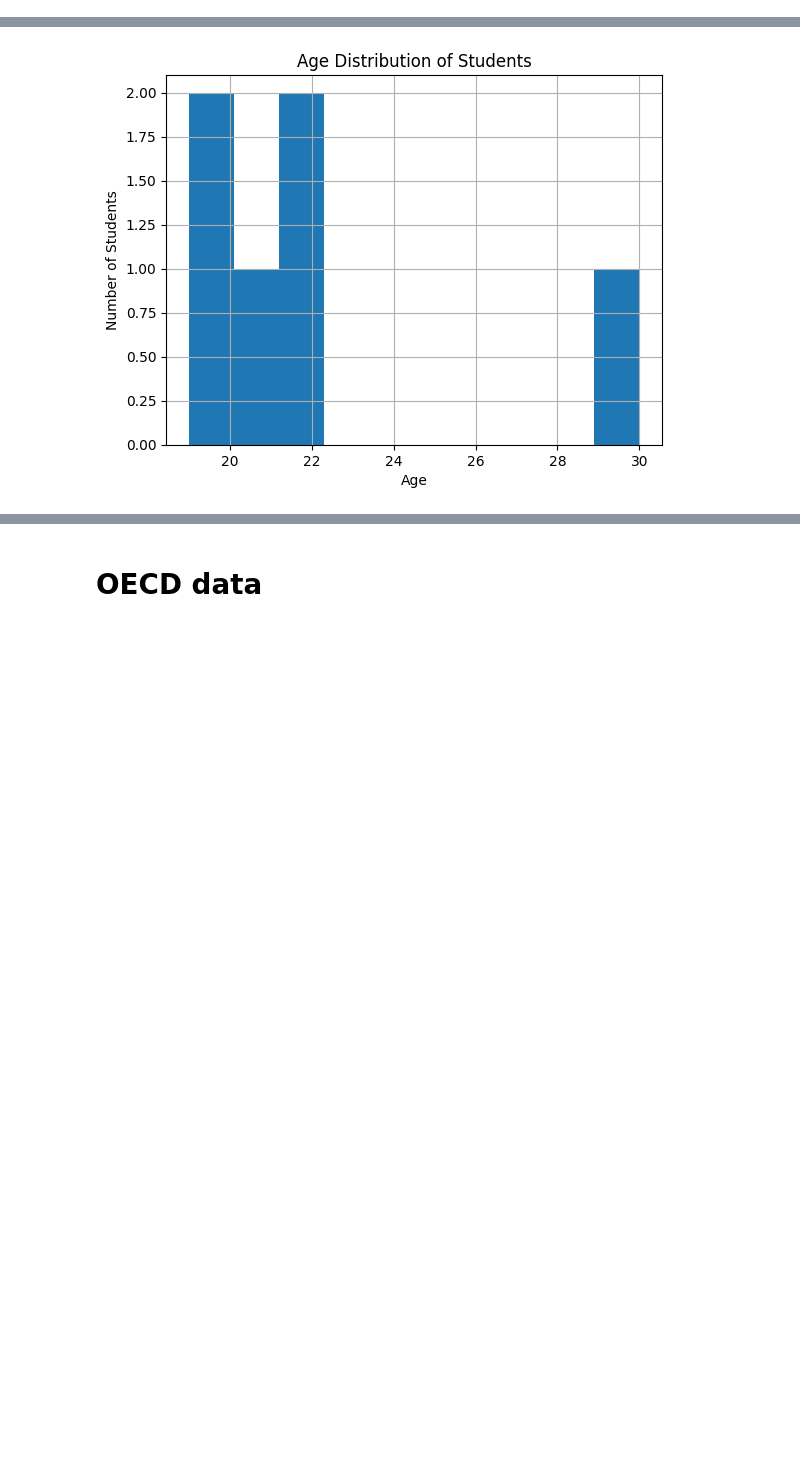
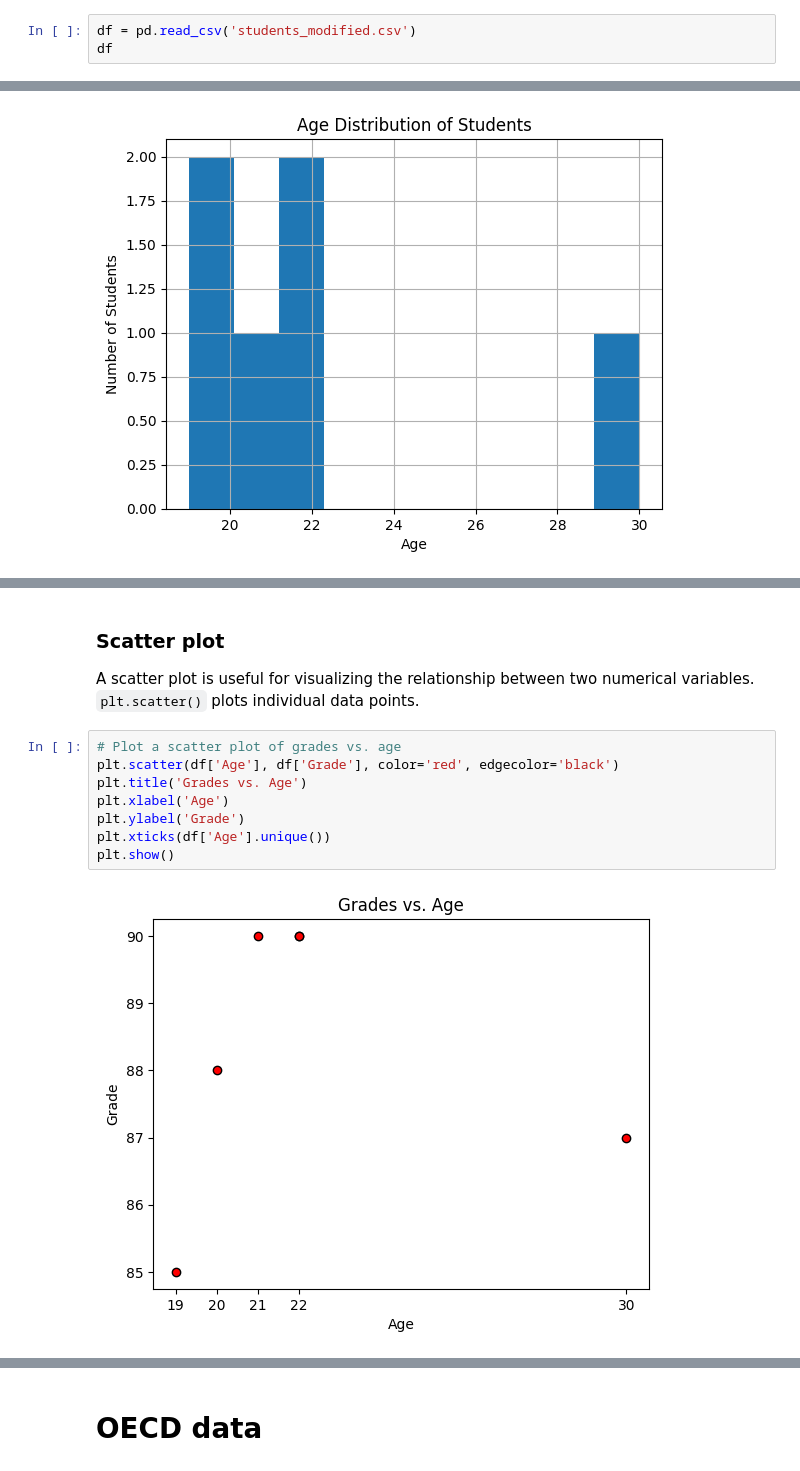
Before and after one commit to fleshgordo/dataexploration, a Jupyter notebook: DataExploration.ipynb, the cells around one changed output, grey strips where cells are left out. Saved outputs shown, nothing was run; the diff lists cells and outputs as text; blank space fills up the shorter version.

```diff
--- a/DataExploration.ipynb
+++ b/DataExploration.ipynb
@@ -253,0 +276,3 @@ df.to_csv('students_modified.csv', index=False)
+# %%
+df = pd.read_csv('students_modified.csv')
+df
@@ -296,3 +329,17 @@ plt.ylim(80, 100)  # Set y-axis limits for better visualization
 plt.show()
 # %% [output]
 [figure]
+# %% [markdown]
+### Scatter plot
+
+A scatter plot is useful for visualizing the relationship between two numerical variables. `plt.scatter()` plots individual data points.
+# %%
+# Plot a scatter plot of grades vs. age
+plt.scatter(df['Age'], df['Grade'], color='red', edgecolor='black')
+plt.title('Grades vs. Age')
+plt.xlabel('Age')
+plt.ylabel('Grade')
+plt.xticks(df['Age'].unique())
+plt.show()
+# %% [output]
+[figure, added]
```
Also changed, not shown: parts of 77 cells of this notebook.
